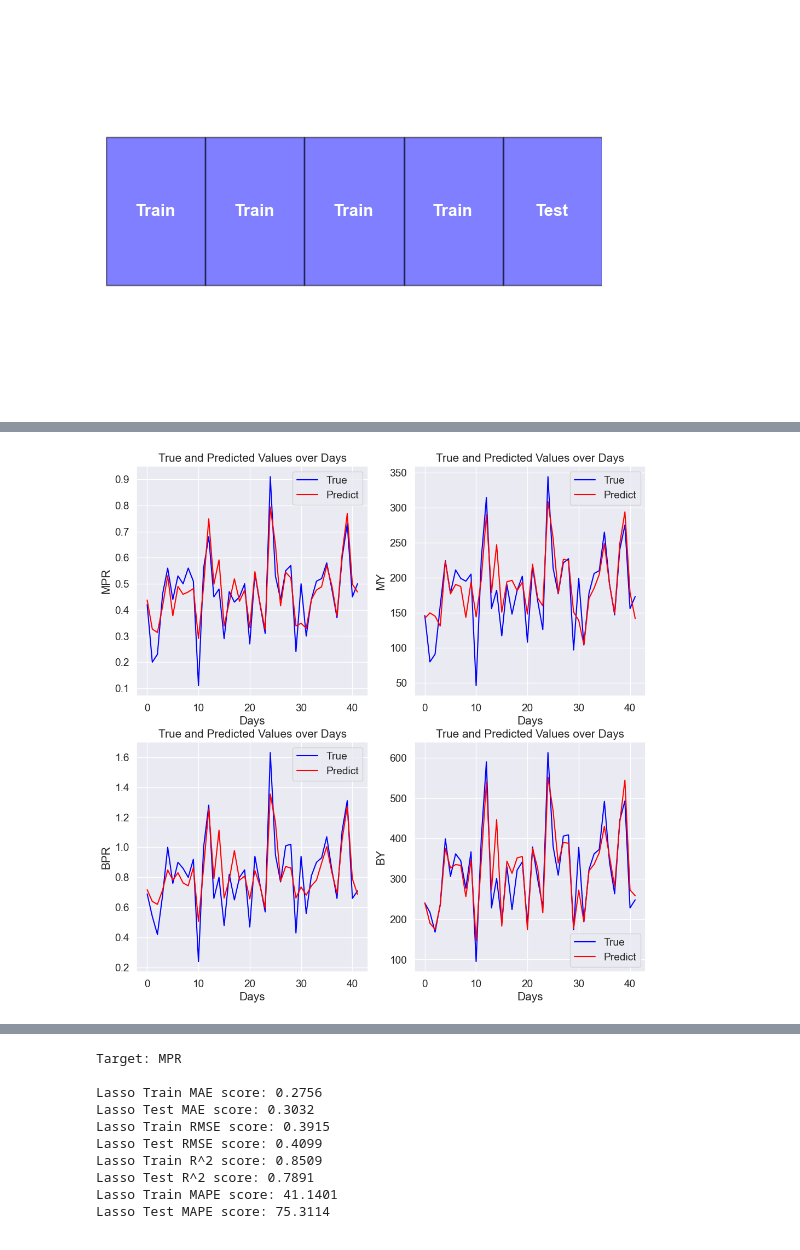
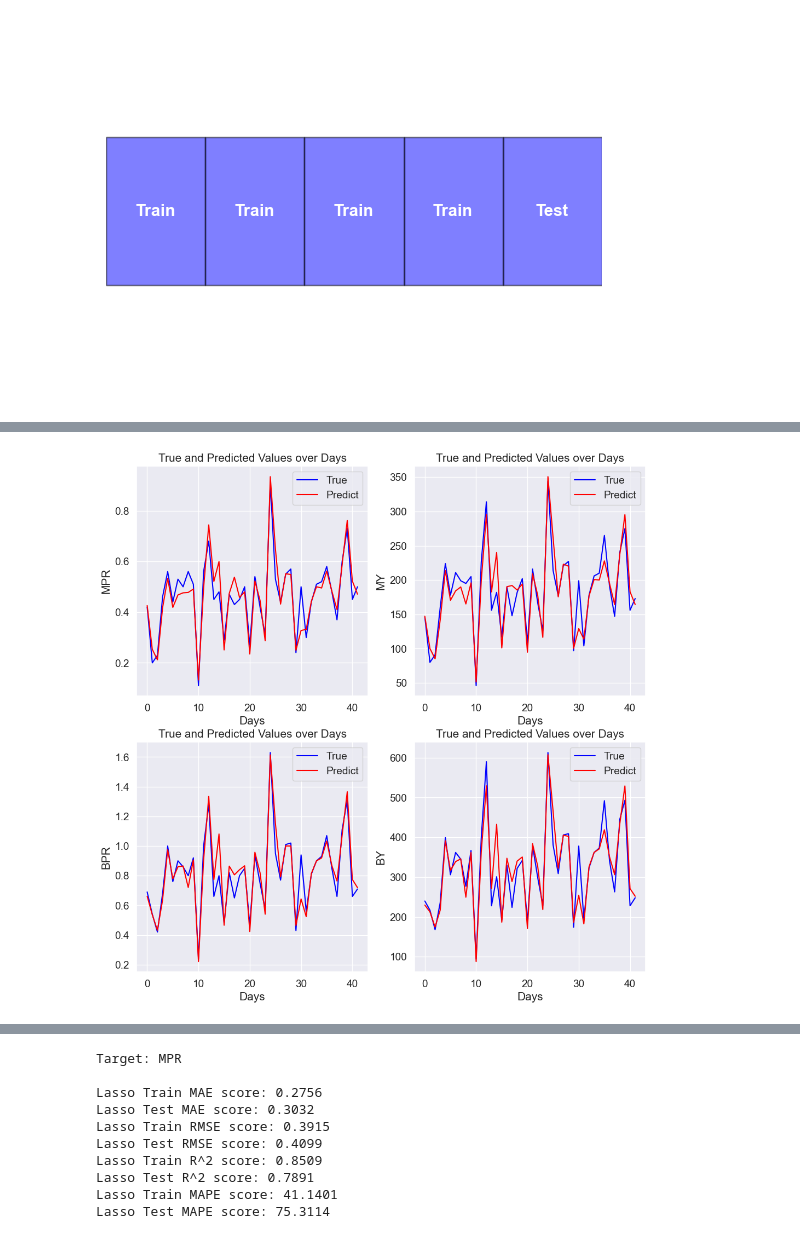
Before and after one commit to wenyi22/-, a Jupyter notebook: Continuous anaerobic2.ipynb, the cells around one changed output, grey strips where cells are left out. Drawn from its saved outputs; the diff is of its cells as text; code cells hidden in the pictures.

```diff
--- a/Continuous anaerobic2.ipynb
+++ b/Continuous anaerobic2.ipynb
@@ -764,3 +812,33 @@ Acidogensis_SquareRoot: 0.822
 Hydrolysis_SquareRoot: 0.805
 Methanogenesis_SquareRoot: 0.819
 Correlations between 0.7 and 0.79999 for BY:
+# %%
+# 建立空的DataFrame來儲存結果
+results_df = pd.DataFrame(columns=['Target', 'Correlation Range', 'Feature', 'Correlation'])
+
+# 定義相關性範圍的列表
+correlation_ranges = [(0.9, 0.99999), (0.8, 0.89999), (0.7, 0.79999)]
+
+# 迴圈處理每個目標變數
+for target_name, target in zip(['MPR', 'MY', 'BPR', 'BY'], [target_MPR, target_MY, target_BPR, target_BY]):
+    print("Target:", target_name)
+    target_index = np.where(cols.values == target_name)[0][0]
+
+    # 迴圈處理每個相關性範圍
+    for correlation_range in correlation_ranges:
+        lower_bound, upper_bound = correlation_range
+        print(f"\nCorrelations between {lower_bound} and {upper_bound} for {target_name}:")
+        for idx, col in enumerate(cols):
+            if idx != target_index and lower_bound < cm[target_index, idx] < upper_bound:
+                correlation = cm[target_index, idx]
+                print(f"{col}: {correlation:.3f}")
+                # 將結果加入DataFrame
+                results_df = results_df.append({'Target': target_name,
+                                                'Correlation Range': f"{lower_bound}-{upper_bound}",
+                                                'Feature': col,
+                                                'Correlation': correlation}, ignore_index=True)
+
+# 建立Excel檔案
+output_file = 'correlation_results_new.xlsx'
+results_df.to_excel(output_file, index=False)
+print("Results saved to", output_file)
@@ -1175,37 +1314,37 @@ for i, (target_name, target) in enumerate(zip(['MPR', 'MY', 'BPR', 'BY'], [targe
     X_train, X_valid, y_train, y_valid = train_test_split(X, y_selected, train_size=train_size, random_state=1)
 
     # 載入儲存的模型和特徵選擇器
-    GBoost = models_dict[target_name + '_xgb']['model']
-    rfe_saved = models_dict[target_name + '_xgb']['rfe']
+    KRR = models_dict[target_name + '_KRR']['model']
+    rfe_saved = models_dict[target_name + '_KRR']['rfe']
 
     # 使用已保存的特徵選擇器處理數據
     X_valid_selected = rfe_saved.transform(X_valid)
 
     # 預測
-    y_pred = GBoost.predict(X_valid_selected)
+    y_pred = KRR.predict(X_valid_selected)
 
     # 反標準化
     y_pred_orig = y_pred * numeric_cols_train_std[target_name] + numeric_cols_train_mean[target_name]
     y_valid_orig = y_valid * numeric_cols_train_std[target_name] + numeric_cols_train_mean[target_name]
 
 
     # 繪圖
     if i % 4 == 0:
         plt.figure(figsize=(12, 12))
 
     plt.subplot(2, 2, (i % 4) + 1)
     plt.plot(range(len(y_valid_orig)), y_valid_orig, label='True', color='blue')
     plt.plot(range(len(y_pred_orig)), y_pred_orig, label='Predict', color='red')
     plt.xlabel('Days')
     plt.ylabel(target_name)
     plt.title('True and Predicted Values over Days')
     plt.legend()
 
     # 如果是最後一個圖或是迴圈結束，則顯示圖片
     if (i + 1) % 4 == 0 or i == len(target) - 1:
         plt.show()
 # %% [output]
-[figure, old version]
+[figure, new version]
 # %%
 import math
 
```
Also changed, not shown: parts of 14 cells of this notebook.
